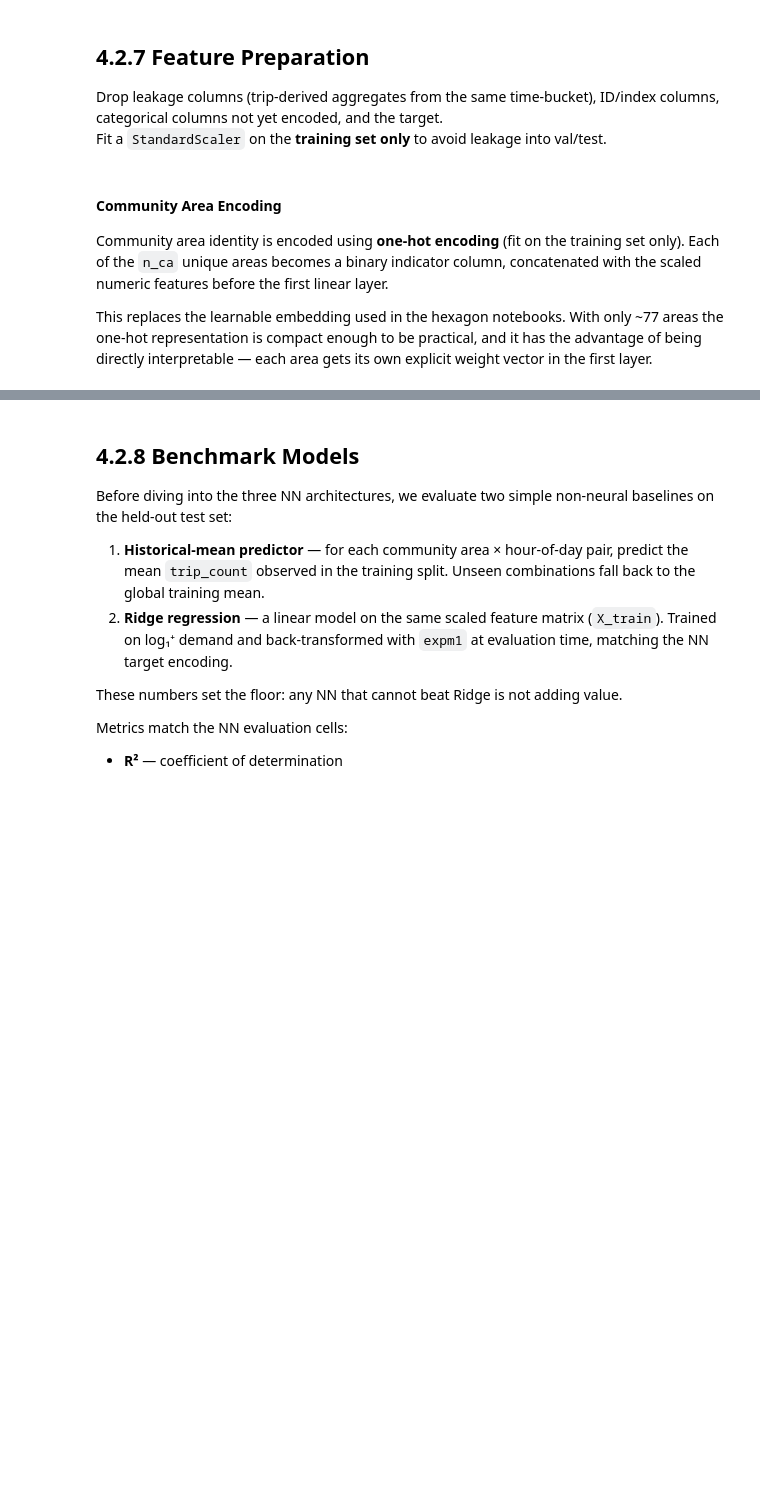
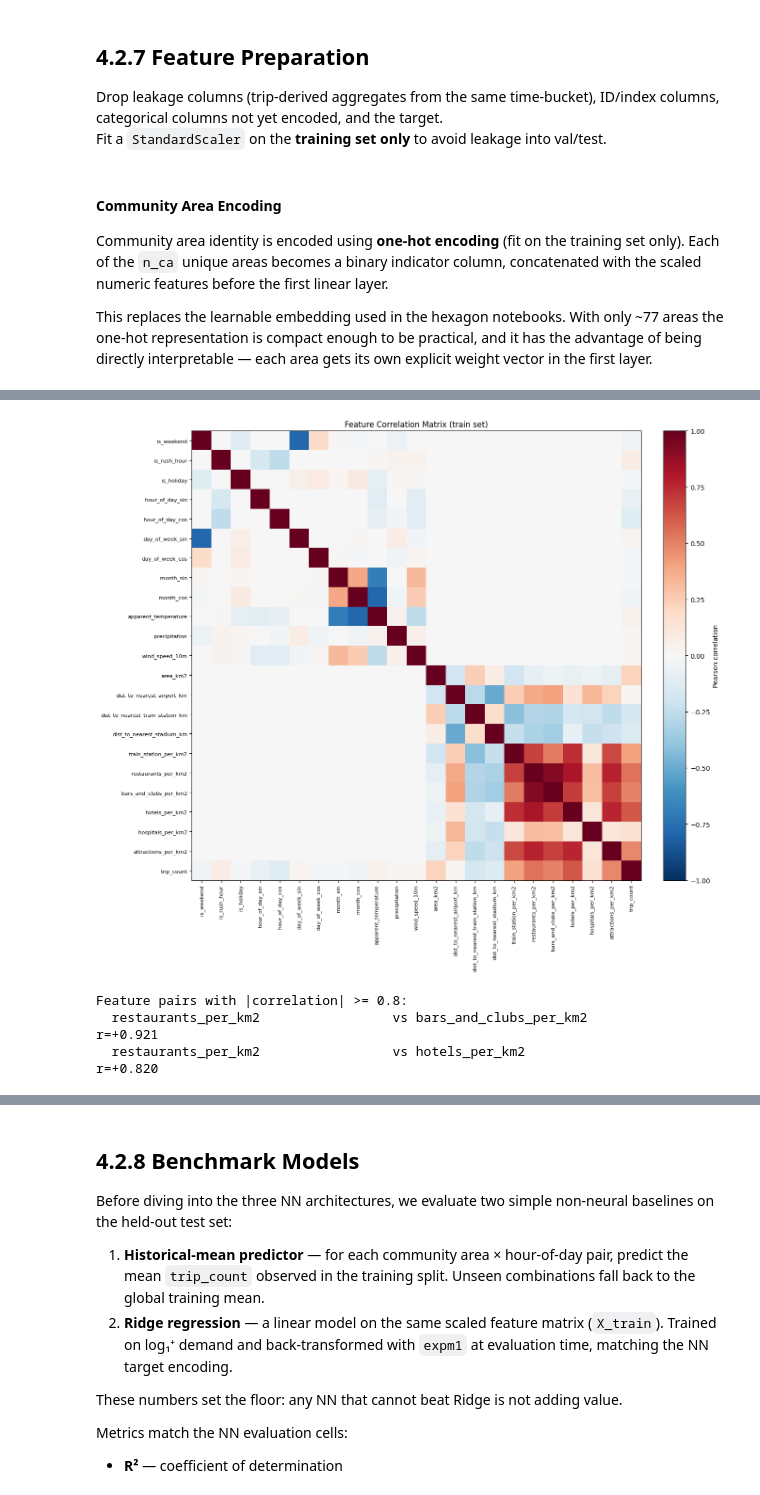
Before and after one commit to ge02/AAA_TA_2026, a Jupyter notebook: notebooks/05_Predictions/05_02_Neural_Networks_CA_1h.ipynb, the cells around one changed output, grey strips where cells are left out. Saved outputs shown, nothing was run; the diff lists cells and outputs as text; code cells hidden in the pictures; blank space fills up the shorter version.

```diff
--- a/notebooks/05_Predictions/05_02_Neural_Networks_CA_1h.ipynb
+++ b/notebooks/05_Predictions/05_02_Neural_Networks_CA_1h.ipynb
@@ -530,6 +534,8 @@ LEAKAGE_COLS = [
     'active_taxis', 'avg_idle_time', 'avg_trip_duration', 'avg_trip_distance',
     'avg_fare', 'avg_trip_total', 'avg_tip', 'tip_rate', 'share_cash_payment',
     'area_type', 'season',
+    "temperature_2m", "rain", "poi_density_total_per_km2",
+    "universities_per_km2", "cloud_cover", "is_day", "snowfall"
 ]
 RAW_CYCLIC_COLS = ['month', 'hour_of_day', 'day_of_week']
 ID_COLS    = ['time_bucket', 'bucket_index', 'pickup_community_area']
@@ -556,9 +562,17 @@ X_train = np.concatenate([X_train_num, ca_train_ohe], axis=1)
 X_val   = np.concatenate([X_val_num,   ca_val_ohe],   axis=1)
 X_test  = np.concatenate([X_test_num,  ca_test_ohe],  axis=1)
 
-y_train = np.log1p(train_data[TARGET_COL].values.astype(float))
-y_val   = np.log1p(val_data[TARGET_COL].values.astype(float))
+IS_POISSON = (getattr(config, "LOSS", "mse") == "poisson_nll")
+
+if IS_POISSON:
+    y_train = train_data[TARGET_COL].values.astype(float)     # raw counts for Poisson NLL
+    y_val   = val_data[TARGET_COL].values.astype(float)
+else:
+    y_train = np.log1p(train_data[TARGET_COL].values.astype(float))
+    y_val   = np.log1p(val_data[TARGET_COL].values.astype(float))
 y_test  = test_data[TARGET_COL].values.astype(float)
+
+print(f"Target scale : {'raw counts (Poisson NLL)' if IS_POISSON else 'log1p'}")
 
 n_ca = ca_train_ohe.shape[1]
 print(f"Community area one-hot columns : {n_ca}")
@@ -574,0 +597,44 @@ X_test  : (101178, 106)    y_test  : (101178,)
+# %%
+# # # # # # # # # # # # # # # # # # # # # #
+#                                         #
+# Correlation Matrix                      #
+#                                         #
+# # # # # # # # # # # # # # # # # # # # # #
+
+corr_cols   = FEATURE_COLS + [TARGET_COL]
+corr_matrix = train_data[corr_cols].corr()
+
+fig, ax = plt.subplots(figsize=(14, 12))
+im = ax.imshow(corr_matrix.values, cmap="RdBu_r", vmin=-1, vmax=1)
+
+ax.set_xticks(range(len(corr_cols)))
+ax.set_yticks(range(len(corr_cols)))
+ax.set_xticklabels(corr_cols, rotation=90, fontsize=8)
+ax.set_yticklabels(corr_cols, fontsize=8)
+
+fig.colorbar(im, ax=ax, label="Pearson correlation", fraction=0.046, pad=0.04)
+ax.set_title("Feature Correlation Matrix (train set)")
+plt.tight_layout()
+plt.show()
+
+# Highly correlated feature pairs -> candidates for removal
+THRESHOLD = 0.8
+pairs = []
+for i in range(len(corr_cols)):
+    for j in range(i + 1, len(corr_cols)):
+        c = corr_matrix.iloc[i, j]
+        if abs(c) >= THRESHOLD:
+            pairs.append((corr_cols[i], corr_cols[j], c))
+pairs.sort(key=lambda x: -abs(x[2]))
+
+print(f"Feature pairs with |correlation| >= {THRESHOLD}:")
+if pairs:
+    for a, b, c in pairs:
+        print(f"  {a:<35s} vs {b:<35s}  r={c:+.3f}")
+else:
+    print("  none")
+# %% [output]
+[figure, added]
+Feature pairs with |correlation| >= 0.8:
+  restaurants_per_km2                 vs bars_and_clubs_per_km2               r=+0.921
+  restaurants_per_km2                 vs hotels_per_km2                       r=+0.820
```
Also changed, not shown: parts of 39 cells of this notebook, 1 other file.
